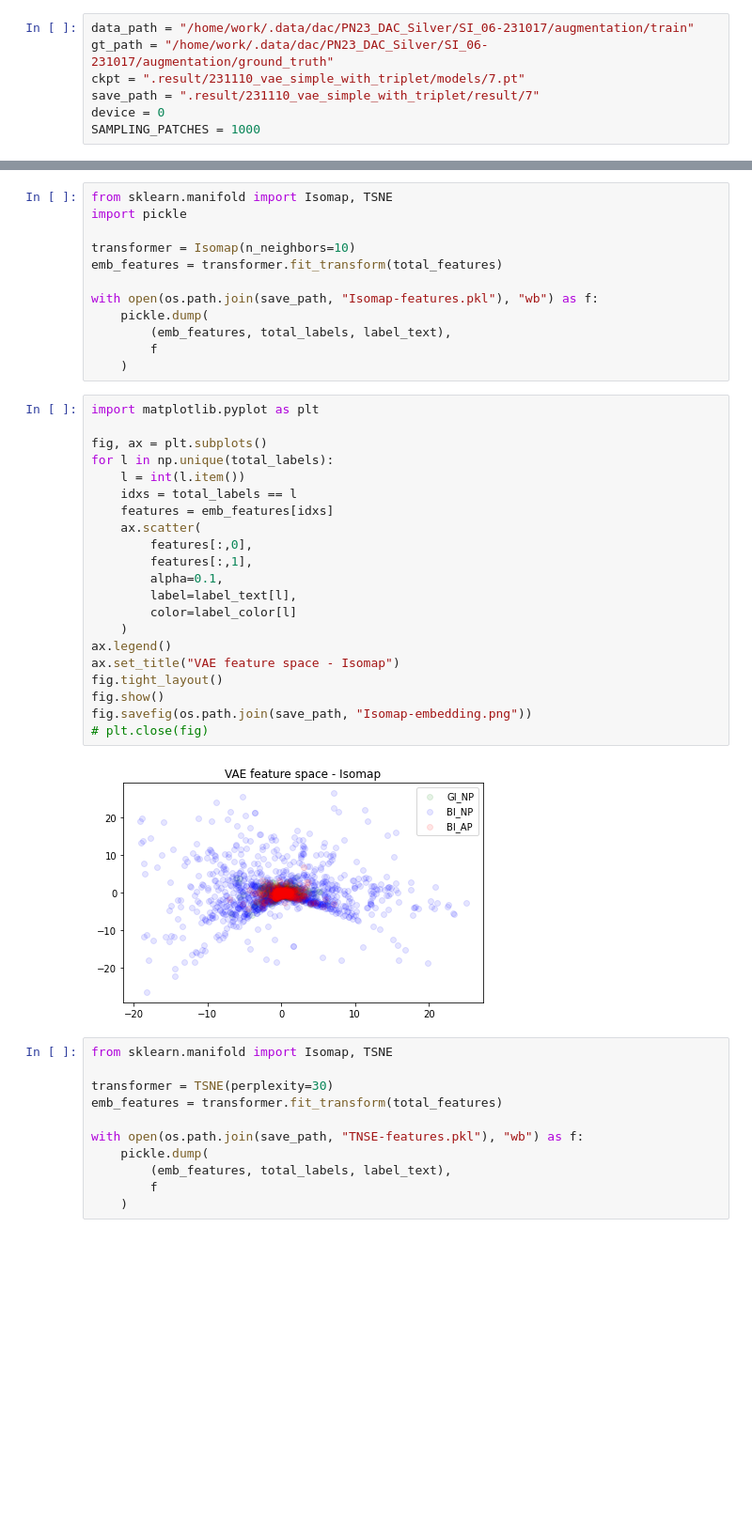
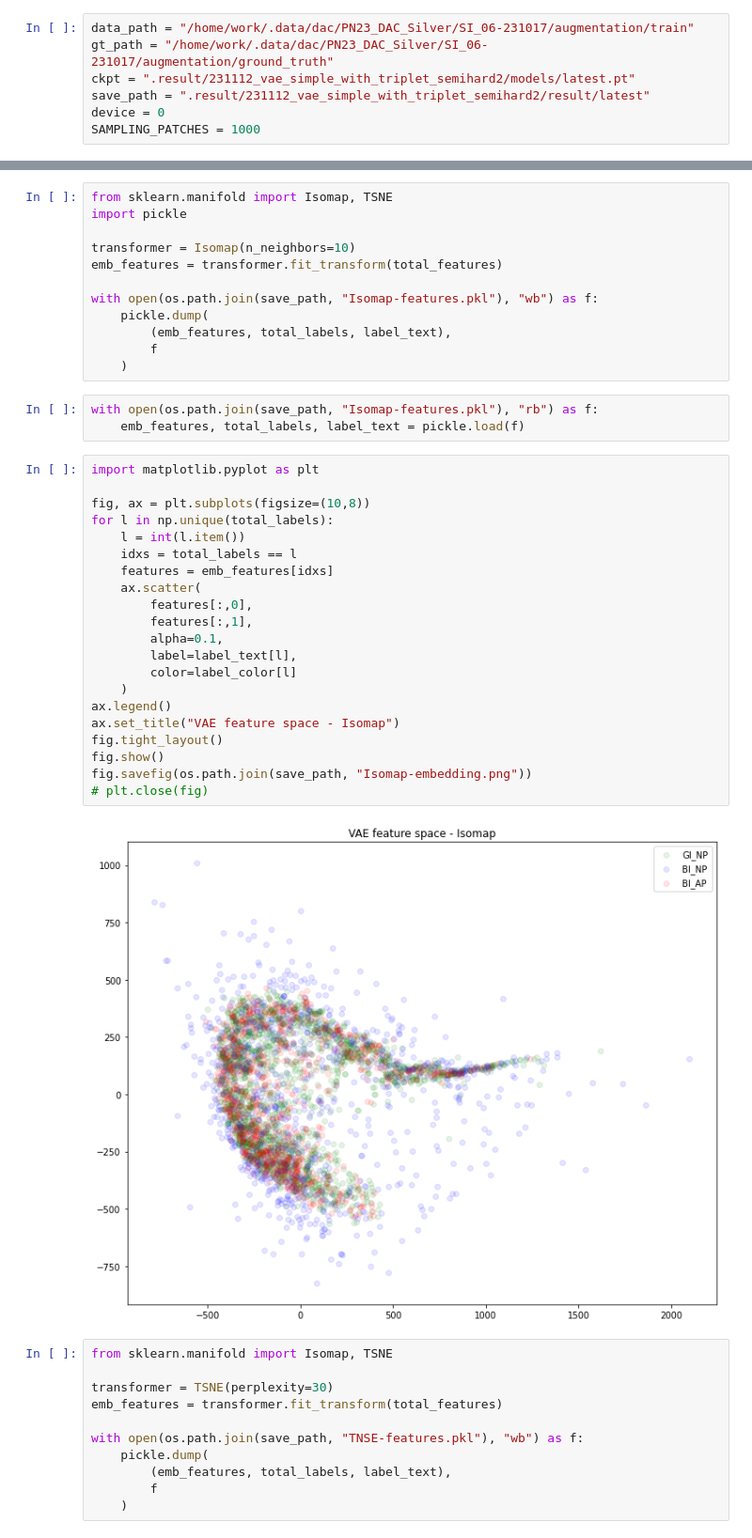
Before and after one commit to paining/DeepMCDD, a Jupyter notebook: visualize_vae_embedding.ipynb, the cells around one changed output, grey strips where cells are left out. Shown: that part at 94% size. Cells and saved outputs as stored; diff of their text form; blank space fills up the shorter version.

Commit message:
triplet learning

```diff
--- a/visualize_vae_embedding.ipynb
+++ b/visualize_vae_embedding.ipynb
@@ -43,8 +43,8 @@ def get_dataloader(data_path, gt_path):
 # %%
 data_path = "/home/work/.data/dac/PN23_DAC_Silver/SI_06-231017/augmentation/train"
 gt_path = "/home/work/.data/dac/PN23_DAC_Silver/SI_06-231017/augmentation/ground_truth"
-ckpt = ".result/231110_vae_simple_with_triplet/models/7.pt"
-save_path = ".result/231110_vae_simple_with_triplet/result/7"
+ckpt = ".result/231112_vae_simple_with_triplet_semihard2/models/latest.pt"
+save_path = ".result/231112_vae_simple_with_triplet_semihard2/result/latest"
 device = 0
 SAMPLING_PATCHES = 1000
 # %%
@@ -295,29 +295,32 @@ with open(os.path.join(save_path, "Isomap-features.pkl"), "wb") as f:
         (emb_features, total_labels, label_text),
         f
     )
+# %%
+with open(os.path.join(save_path, "Isomap-features.pkl"), "rb") as f:
+    emb_features, total_labels, label_text = pickle.load(f)
 # %%
 import matplotlib.pyplot as plt
 
-fig, ax = plt.subplots()
+fig, ax = plt.subplots(figsize=(10,8))
 for l in np.unique(total_labels):
     l = int(l.item())
     idxs = total_labels == l
     features = emb_features[idxs]
     ax.scatter(
         features[:,0],
         features[:,1],
         alpha=0.1,
         label=label_text[l],
         color=label_color[l]
     )
 ax.legend()
 ax.set_title("VAE feature space - Isomap")
 fig.tight_layout()
 fig.show()
 fig.savefig(os.path.join(save_path, "Isomap-embedding.png"))
 # plt.close(fig)
 # %% [output]
-[figure, old version]
+[figure, new version]
 # %%
 from sklearn.manifold import Isomap, TSNE
 
```
Also changed, not shown: parts of 3 cells of this notebook, 3 other files.
